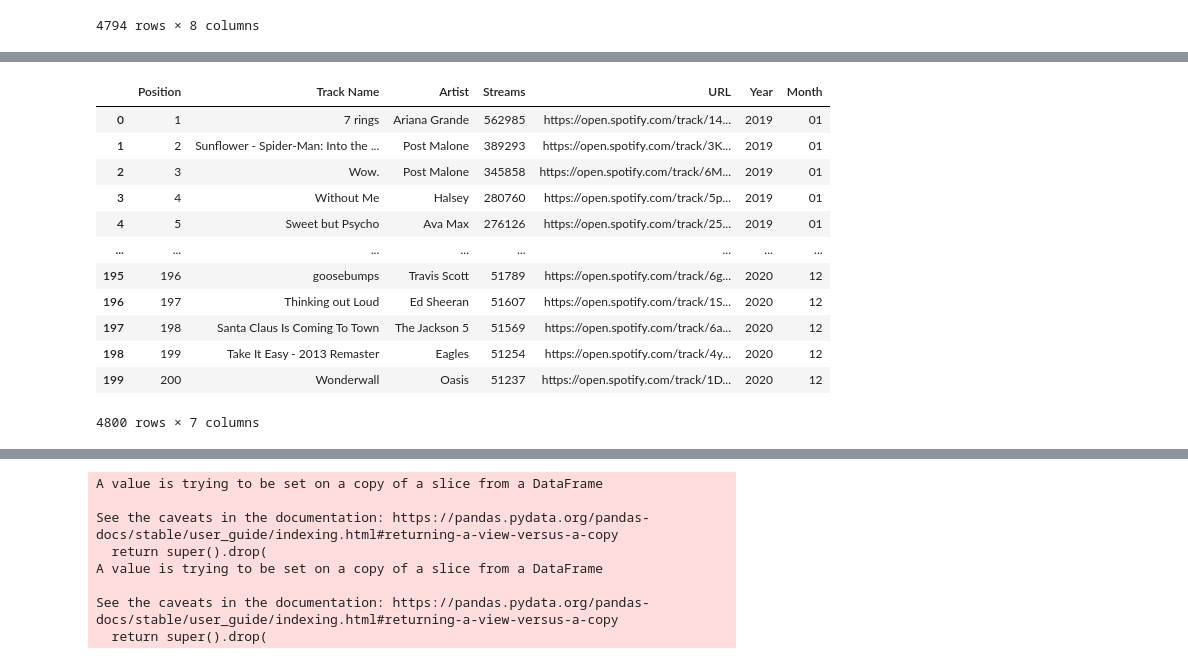
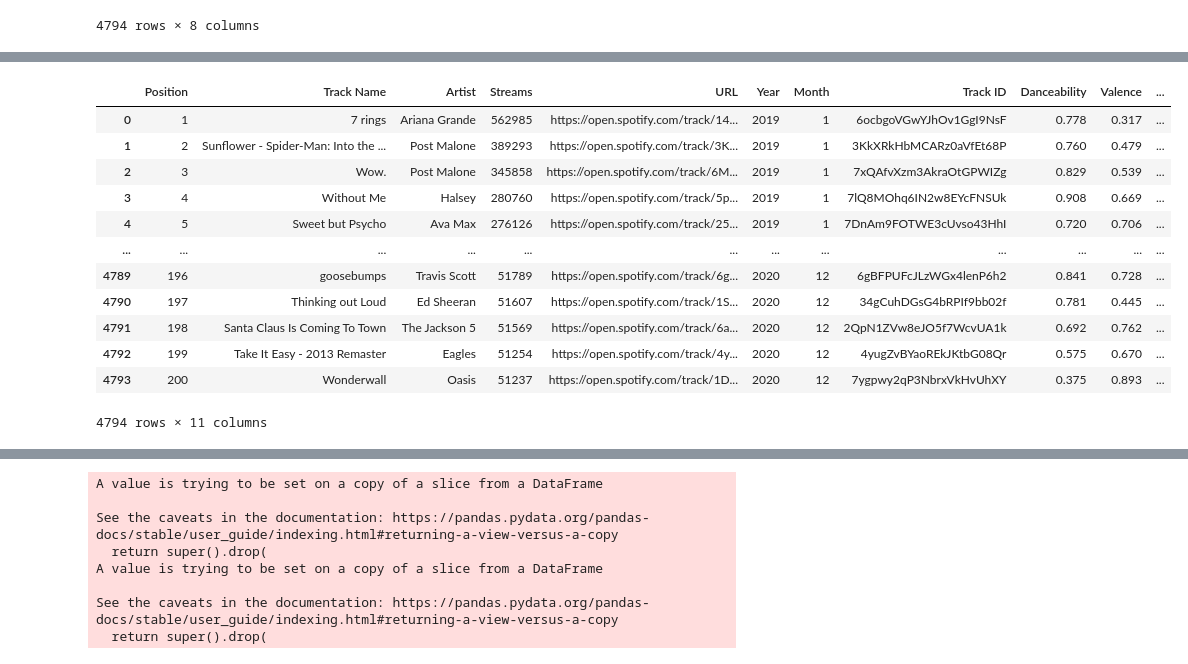
Before and after one commit to verocastillo/data-project-1, a Jupyter notebook: new_zealand_ken/new_zealand.ipynb, the cells around one changed output, grey strips where cells are left out. Saved outputs shown, nothing was run; the diff lists cells and outputs as text; code cells hidden in the pictures.

```diff
--- a/new_zealand_ken/new_zealand.ipynb
+++ b/new_zealand_ken/new_zealand.ipynb
@@ -122,9 +120,9 @@ clean_country_df.to_csv("output_files/1_tracks_with_track_ids.csv", index = Fals
 # Continue from the backup csv file in case there is some kind of interruption to the notebook and you lose the
 # data from the API calls.
 
-country_tracks_df = pd.read_csv("output_files/1_tracks_with_track_ids.csv")
+country_track_ids_df = pd.read_csv("output_files/1_tracks_with_track_ids.csv")
 
-country_tracks_df
+country_track_ids_df
 # %% [output]
 |  | Position | Track Name | Artist | Streams | URL | Year | Month | Track ID |
 | 0 | 1 | 7 rings | Ariana Grande | 562985 | https://open.spotify.com/track/14... | 2019 | 1 | 6ocbgoVGwYJhOv1GgI9NsF |
@@ -146,7 +144,7 @@ danceability = []                                     # Set up empty lists to st
 energy = []
 valence = []
 
-for track in country_tracks_df['Track ID']:           # Heads up: this takes a long time
+for track in country_track_ids_df['Track ID']:           # Heads up: this takes a long time
 
     try:
         feat_results = sp.audio_features([track])
@@ -162,31 +178,30 @@ for track in country_tracks_df['Track ID']:           # Heads up: this takes a l
 # %%
 # Add audio features to dataframe
 
-country_tracks_df['Danceability'] = danceability     # Add new columns with audio features
-country_tracks_df['Valence'] = energy
-country_tracks_df['Energy'] = valence
-
-clean_country_tracks_df = country_tracks_df.dropna(how='any')          # Use .dropna() to remove rows with missing data
+country_track_ids_df['Danceability'] = danceability     # Add new columns with audio features
+country_track_ids_df['Valence'] = energy
+country_track_ids_df['Energy'] = valence
 # %%
 # Back up dataframe again to .csv
+clean_country_track_ids_df = country_track_ids_df.dropna(how='any')          # Use .dropna() to remove rows with missing data
 
-clean_country_tracks_df.to_csv("output_files/2_tracks_with_audio_features.csv", index=False) #Back up the dataframe to csv again
+clean_country_track_ids_df.to_csv("output_files/2_tracks_with_audio_features.csv", index=False) #Back up the dataframe to csv again
 
-clean_country_tracks_df
+clean_country_track_ids_df
 # %% [output]
-|  | Position | Track Name | Artist | Streams | URL | Year | Month |
-| 0 | 1 | 7 rings | Ariana Grande | 562985 | https://open.spotify.com/track/14... | 2019 | 01 |
-| 1 | 2 | Sunflower - Spider-Man: Into the ... | Post Malone | 389293 | https://open.spotify.com/track/3K... | 2019 | 01 |
-| 2 | 3 | Wow. | Post Malone | 345858 | https://open.spotify.com/track/6M... | 2019 | 01 |
-| 3 | 4 | Without Me | Halsey | 280760 | https://open.spotify.com/track/5p... | 2019 | 01 |
-| 4 | 5 | Sweet but Psycho | Ava Max | 276126 | https://open.spotify.com/track/25... | 2019 | 01 |
-| ... | ... | ... | ... | ... | ... | ... | ... |
-| 195 | 196 | goosebumps | Travis Scott | 51789 | https://open.spotify.com/track/6g... | 2020 | 12 |
-| 196 | 197 | Thinking out Loud | Ed Sheeran | 51607 | https://open.spotify.com/track/1S... | 2020 | 12 |
-| 197 | 198 | Santa Claus Is Coming To Town | The Jackson 5 | 51569 | https://open.spotify.com/track/6a... | 2020 | 12 |
-| 198 | 199 | Take It Easy - 2013 Remaster | Eagles | 51254 | https://open.spotify.com/track/4y... | 2020 | 12 |
-| 199 | 200 | Wonderwall | Oasis | 51237 | https://open.spotify.com/track/1D... | 2020 | 12 |
+|  | Position | Track Name | Artist | Streams | URL | Year | Month | Track ID | Danceability | Valence | ... |
+| 0 | 1 | 7 rings | Ariana Grande | 562985 | https://open.spotify.com/track/14... | 2019 | 1 | 6ocbgoVGwYJhOv1GgI9NsF | 0.778 | 0.317 | ... |
+| 1 | 2 | Sunflower - Spider-Man: Into the ... | Post Malone | 389293 | https://open.spotify.com/track/3K... | 2019 | 1 | 3KkXRkHbMCARz0aVfEt68P | 0.760 | 0.479 | ... |
+| 2 | 3 | Wow. | Post Malone | 345858 | https://open.spotify.com/track/6M... | 2019 | 1 | 7xQAfvXzm3AkraOtGPWIZg | 0.829 | 0.539 | ... |
+| 3 | 4 | Without Me | Halsey | 280760 | https://open.spotify.com/track/5p... | 2019 | 1 | 7lQ8MOhq6IN2w8EYcFNSUk | 0.908 | 0.669 | ... |
+| 4 | 5 | Sweet but Psycho | Ava Max | 276126 | https://open.spotify.com/track/25... | 2019 | 1 | 7DnAm9FOTWE3cUvso43HhI | 0.720 | 0.706 | ... |
+| ... | ... | ... | ... | ... | ... | ... | ... | ... | ... | ... | ... |
+| 4789 | 196 | goosebumps | Travis Scott | 51789 | https://open.spotify.com/track/6g... | 2020 | 12 | 6gBFPUFcJLzWGx4lenP6h2 | 0.841 | 0.728 | ... |
+| 4790 | 197 | Thinking out Loud | Ed Sheeran | 51607 | https://open.spotify.com/track/1S... | 2020 | 12 | 34gCuhDGsG4bRPIf9bb02f | 0.781 | 0.445 | ... |
+| 4791 | 198 | Santa Claus Is Coming To Town | The Jackson 5 | 51569 | https://open.spotify.com/track/6a... | 2020 | 12 | 2QpN1ZVw8eJO5f7WcvUA1k | 0.692 | 0.762 | ... |
+| 4792 | 199 | Take It Easy - 2013 Remaster | Eagles | 51254 | https://open.spotify.com/track/4y... | 2020 | 12 | 4yugZvBYaoREkJKtbG08Qr | 0.575 | 0.670 | ... |
+| 4793 | 200 | Wonderwall | Oasis | 51237 | https://open.spotify.com/track/1D... | 2020 | 12 | 7ygpwy2qP3NbrxVkHvUhXY | 0.375 | 0.893 | ... |
-4800 rows × 7 columns
+4794 rows × 11 columns
 # %%
 # Continue from the backup csv file in case there is some kind of interruption to the notebook and you lose the
 # data from the API calls.
```
Also changed, not shown: parts of 6 cells of this notebook, 1 other file.
